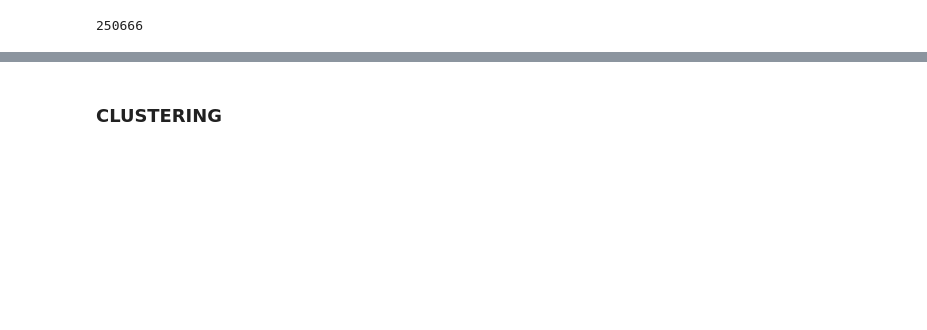
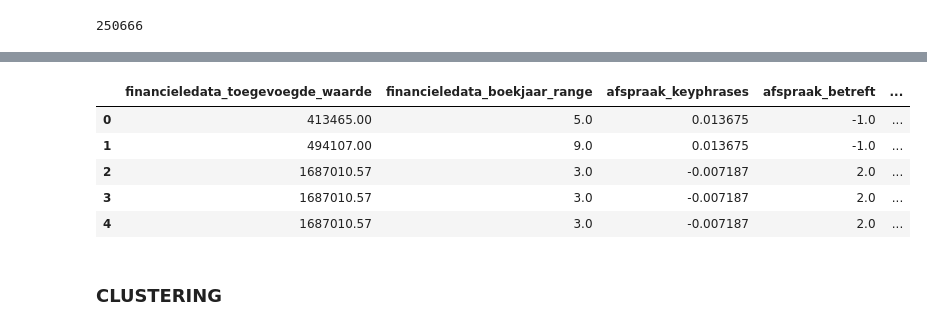
Before and after one commit to Floris-Buyse-FB/Data-Engineering-Project-2, a Jupyter notebook: scripts/AA_REC_SYSTEM_UNSUPERVISED copy.ipynb, the cells around one changed output, grey strips where cells are left out. Cells and saved outputs as stored; diff of their text form; code cells hidden in the pictures; blank space fills up the shorter version.

```diff
--- a/scripts/AA_REC_SYSTEM_UNSUPERVISED copy.ipynb
+++ b/scripts/AA_REC_SYSTEM_UNSUPERVISED copy.ipynb
@@ -171,0 +181,27 @@ len(df_clean_emb1['campagne_keyphrases_embed'][2])
+# %%
+import pandas as pd
+import spacy
+
+# Load the spaCy pre-trained Word2Vec model
+nlp_en = spacy.load("en_core_web_md")
+nlp_nl = spacy.load("nl_core_news_sm")
+
+# Create a sample DataFrame
+sentence = df_clean['campagne_keyphrases'][2]
+
+# Define a function to get the Word2Vec vector for a keyphrase
+def embed_sentence(sentence):
+    # data= []
+    # for word in sentence.split(','):
+    #     doc = nlp_nl(word)
+    #     data.append(word)
+    # print(len(data))
+    doc = nlp_nl(sentence)
+    return np.mean(doc.vector)
+
+def embedding_model(df_clean, cat_cols=cat_cols):
+    df_copy = df_clean.copy()
+    for col in cat_cols:
+        for row in range(len(df_copy)):
+            df_copy.at[row, col] = embed_sentence(df_copy[col][row])
+    return df_copy
@@ -171,0 +210,11 @@ len(df_clean_emb1['campagne_keyphrases_embed'][2])
+# %%
+df_embed = embedding_model(df_clean=df_clean, cat_cols=cat_cols)
+# %%
+df_embed.head()
+# %% [output]
+|  | financieledata_toegevoegde_waarde | financieledata_boekjaar_range | afspraak_keyphrases | afspraak_betreft | ... |
+| 0 | 413465.00 | 5.0 | 0.013675 | -1.0 | ... |
+| 1 | 494107.00 | 9.0 | 0.013675 | -1.0 | ... |
+| 2 | 1687010.57 | 3.0 | -0.007187 | 2.0 | ... |
+| 3 | 1687010.57 | 3.0 | -0.007187 | 2.0 | ... |
+| 4 | 1687010.57 | 3.0 | -0.007187 | 2.0 | ... |
```
Also changed, not shown: parts of 20 cells of this notebook.
